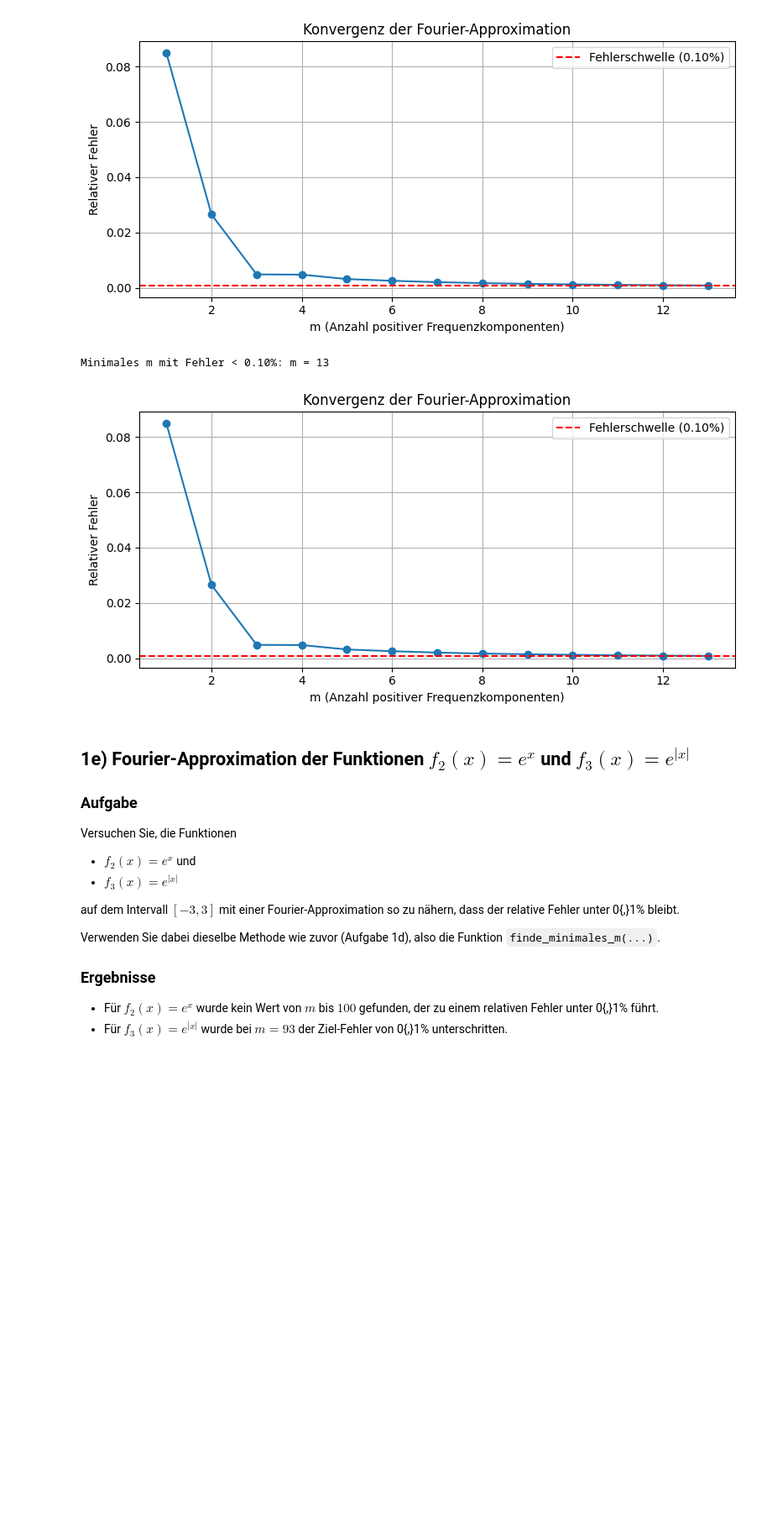
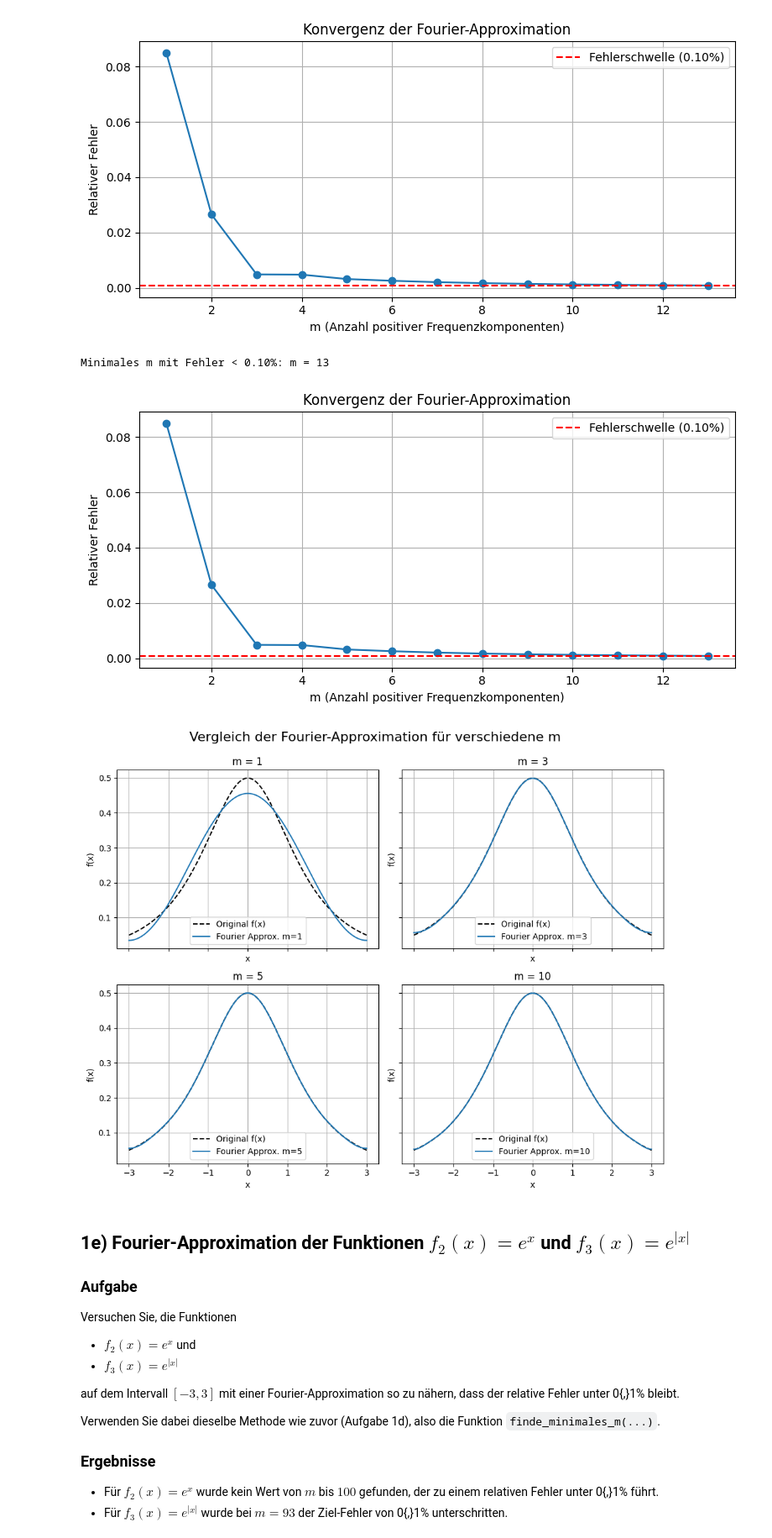
Before and after one commit to elmi3/vta_mc_2, a Jupyter notebook: mc.ipynb, the cells around one changed output. Shown at 84% size. Drawn from its saved outputs; the diff is of its cells as text; code cells hidden in the pictures; blank space fills up the shorter version.

Commit message:
A1 zusätzliche Graphen eingefügt

```diff
--- a/mc.ipynb
+++ b/mc.ipynb
@@ -151,7 +151,14 @@ Die Plots sind in einem übersichtlichen Grid-Layout dargestellt:
 - Die farbige Kurve zeigt die jeweilige Fourier-Näherung mit $2m + 1$ Komponenten.
 - Es ist deutlich zu erkennen, dass die Approximation mit zunehmendem $m$ immer besser wird – besonders in der Mitte des Intervalls.
 # %%
-def plot_fourier_approximation(f, L=3, N=600, m_values=[1, 3, 5, 10], f_label="Original f(x)"):
+def plot_fourier_approximation(
+        f,
+        L=3,
+        N=600,
+        m_values=[1, 3, 5, 10],
+        f_label="Original f(x)",
+        cols=4,
+        top=.8):
     """
     Plottet die Fourier-Approximation einer Funktion f(x) für verschiedene m-Werte in einem Grid.
 
@@ -166,7 +173,6 @@ def plot_fourier_approximation(f, L=3, N=600, m_values=[1, 3, 5, 10], f_label="O
     y = f(x)
 
     num_plots = len(m_values)
-    cols = 4
     rows = (num_plots + cols - 1) // cols  # Rundet auf
 
     fig, axes = plt.subplots(rows, cols, figsize=(5 * cols, 4 * rows), sharex=True, sharey=True)
@@ -189,12 +195,12 @@ def plot_fourier_approximation(f, L=3, N=600, m_values=[1, 3, 5, 10], f_label="O
 
     fig.suptitle("Vergleich der Fourier-Approximation für verschiedene m", fontsize=16)
     plt.tight_layout()
-    plt.subplots_adjust(top=.8)  # Platz für Suptitle
+    plt.subplots_adjust(top=top)  # Platz für Suptitle
     plt.show()
 
 
 
-plot_fourier_approximation(lambda x: 1 / (np.exp(x) + np.exp(-x)), f_label="sech(x)") #, m_values=[1, 2, 3, 4, 5, 7, 10, 20])
+plot_fourier_approximation(lambda x: 1 / (np.exp(x) + np.exp(-x)), f_label="sech(x)")
 # %% [output]
 [figure]
 # %% [markdown]
@@ -281,11 +287,14 @@ Minimales m mit Fehler < 0.10%: m = 13
 # %%
 def f1(x):
     return 1 / (np.exp(x) + np.exp(-x))
 
 _ = finde_minimales_m(f1)
+
+plot_fourier_approximation(f1, m_values=[1, 3, 5, 10], cols=2, top=.9)
 # %% [output]
 Minimales m mit Fehler < 0.10%: m = 13
 [figure]
+[figure, added]
 # %% [markdown]
 ## 1e) Fourier-Approximation der Funktionen $f_2(x) = e^x$ und $f_3(x) = e^{|x|}$
 
```
Also changed, not shown: parts of 1 cell of this notebook.
